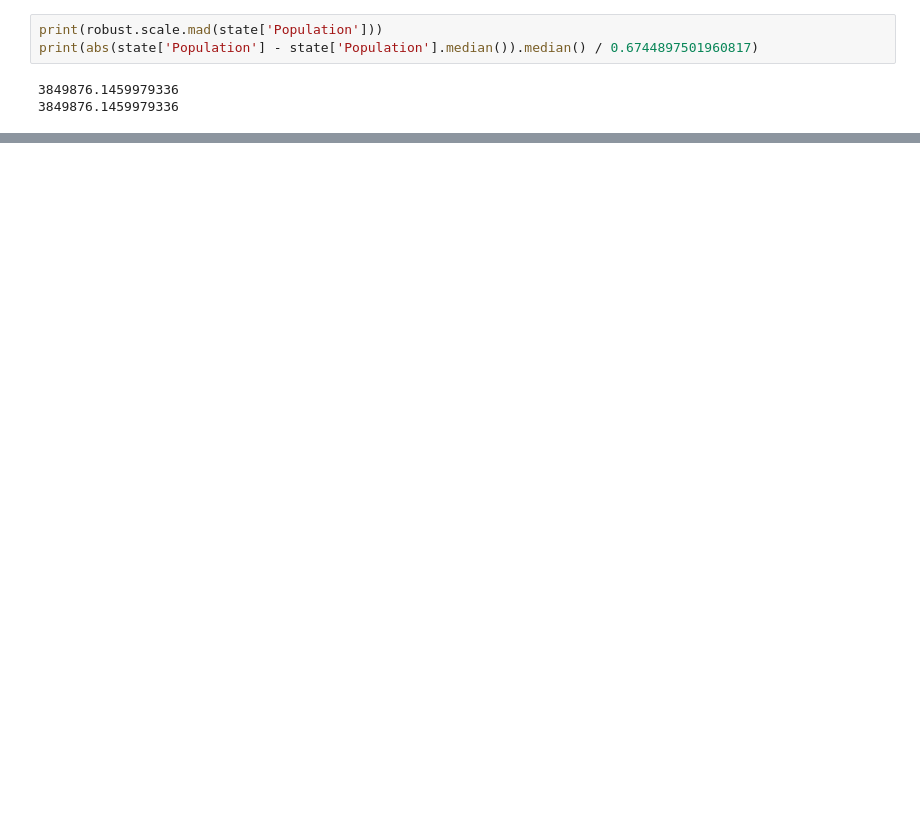
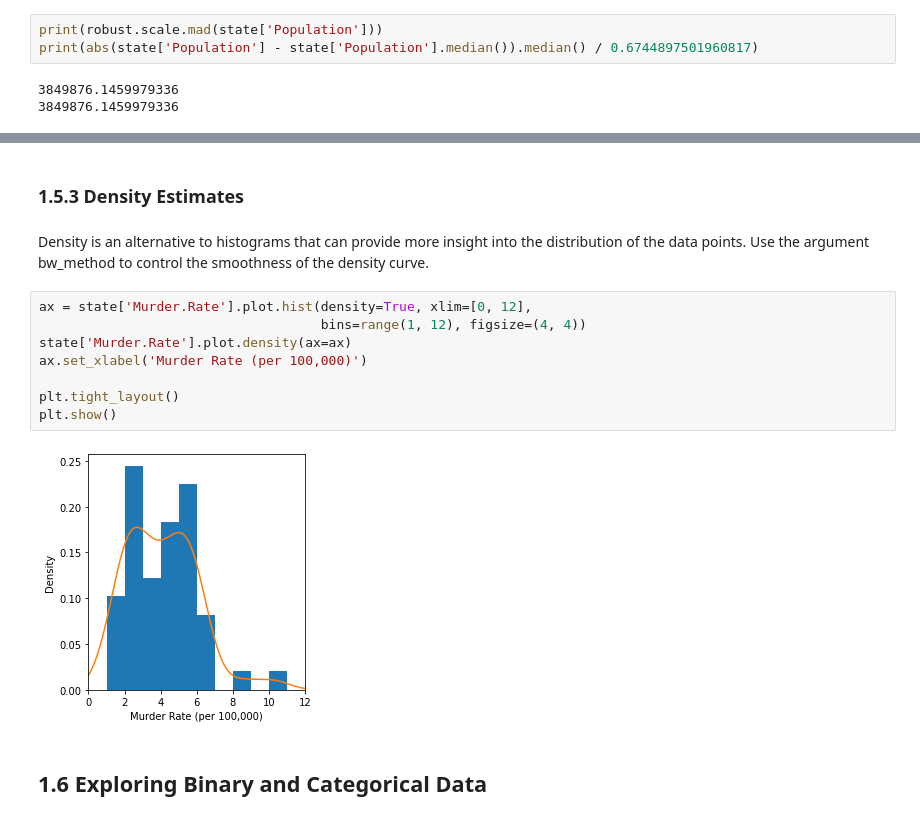
Before and after one commit to young-hwanlee/my-practical-statistics-for-data-scientists, a Jupyter notebook: Chapter_1_Exploratory_Data_Analysis.ipynb, the cells around one changed output, grey strips where cells are left out. Saved outputs shown, nothing was run; the diff lists cells and outputs as text; blank space fills up the shorter version.

```diff
--- a/Chapter_1_Exploratory_Data_Analysis.ipynb
+++ b/Chapter_1_Exploratory_Data_Analysis.ipynb
@@ -159,0 +236,16 @@ print(abs(state['Population'] - state['Population'].median()).median() / 0.67448
+# %% [markdown]
+### **1.5.3 Density Estimates**
+# %% [markdown]
+Density is an alternative to histograms that can provide more insight into the distribution of the data points. Use the argument bw_method to control the smoothness of the density curve.
+# %%
+ax = state['Murder.Rate'].plot.hist(density=True, xlim=[0, 12],
+                                    bins=range(1, 12), figsize=(4, 4))
+state['Murder.Rate'].plot.density(ax=ax)
+ax.set_xlabel('Murder Rate (per 100,000)')
+
+plt.tight_layout()
+plt.show()
+# %% [output]
+[figure, added]
+# %% [markdown]
+## **1.6 Exploring Binary and Categorical Data**
```
Also changed, not shown: parts of 79 cells of this notebook.
